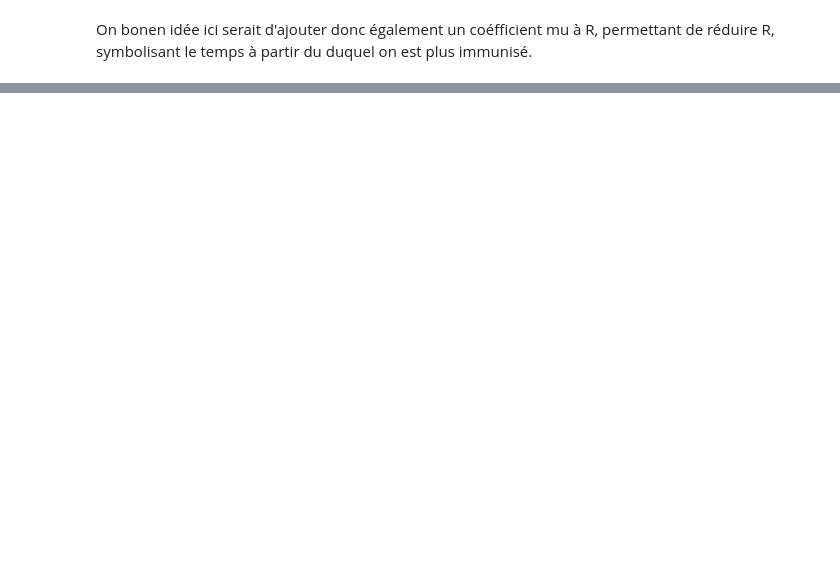
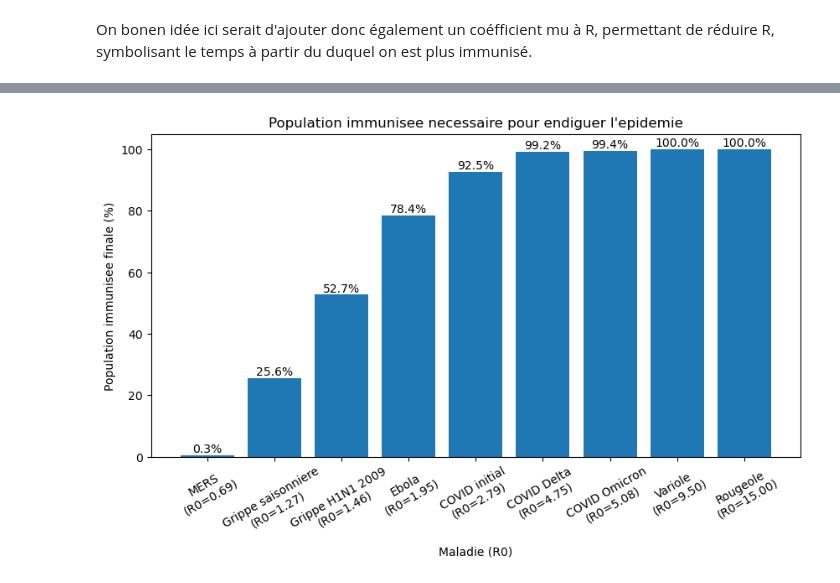
Before and after one commit to hjvictor/SIR_model, a Jupyter notebook: mainNotebook.ipynb, the cells around one changed output, grey strips where cells are left out. Cells and saved outputs as stored; diff of their text form; code cells hidden in the pictures; blank space fills up the shorter version.

```diff
--- a/mainNotebook.ipynb
+++ b/mainNotebook.ipynb
@@ -189,0 +295,89 @@ On bonen idée ici serait d'ajouter donc également un coéfficient mu à R, per
+# %%
+gamma = 0.2
+dt = 0.1
+tmax = 100.0
+temps = np.arange(0, tmax + dt, dt)
+n = temps.size
+
+virus = [
+    "MERS",
+    "Grippe saisonniere",
+    "Grippe H1N1 2009",
+    "Ebola",
+    "COVID initial",
+    "COVID Delta",
+    "COVID Omicron",
+    "Variole",
+    "Rougeole"
+]
+
+R0list = np.array([
+    0.69,
+    1.27,
+    1.46,
+    1.95,
+    2.79,
+    4.75,
+    5.08,
+    9.5,
+    15.0
+])
+
+# beta = gamma * R0  (si S_init = 1)
+betaTab = gamma * R0list
+
+R0Final = np.empty(betaTab.size)
+RFinal = np.empty(betaTab.size)
+immunisesFinal = np.empty(betaTab.size)
+
+for k, beta in enumerate(betaTab):
+
+    R0 = beta / gamma * S_init
+    R0Final[k] = R0
+
+    S = np.empty(n)
+    I = np.empty(n)
+    R = np.empty(n)
+
+    y = np.empty(3)
+    y[0] = S_init
+    y[1] = I_init
+    y[2] = R_init
+
+    params = {"beta": beta, "gamma": gamma}
+    model = mathUtils.SIR(params)
+    deriv = model.deriv_SIR
+    euler = model.euler
+
+    for i in range(n):
+        S[i] = y[0]
+        I[i] = y[1]
+        R[i] = y[2]
+        t = temps[i]
+        y = euler(t, dt, y, deriv)
+
+    RFinal[k] = R[-1]
+    immunisesFinal[k] = 100 * R[-1]
+
+x = np.arange(len(virus))
+
+labels = [
+    f"{virus[i]}\n(R0={R0list[i]:.2f})"
+    for i in range(len(virus))
+]
+
+plt.figure(figsize=(10, 5))
+plt.bar(x, immunisesFinal)
+
+plt.xticks(x, labels, rotation=30)
+plt.xlabel("Maladie (R0)")
+plt.ylabel("Population immunisee finale (%)")
+plt.title("Population immunisee necessaire pour endiguer l'epidemie")
+
+for i, v in enumerate(immunisesFinal):
+    plt.text(i, v + 1, f"{v:.1f}%", ha="center")
+
+plt.savefig("histogramme_immunités", bbox_inches='tight')
+plt.show()
+# %% [output]
+[figure, added]
```
Also changed, not shown: parts of 8 cells of this notebook, 5 other files.
